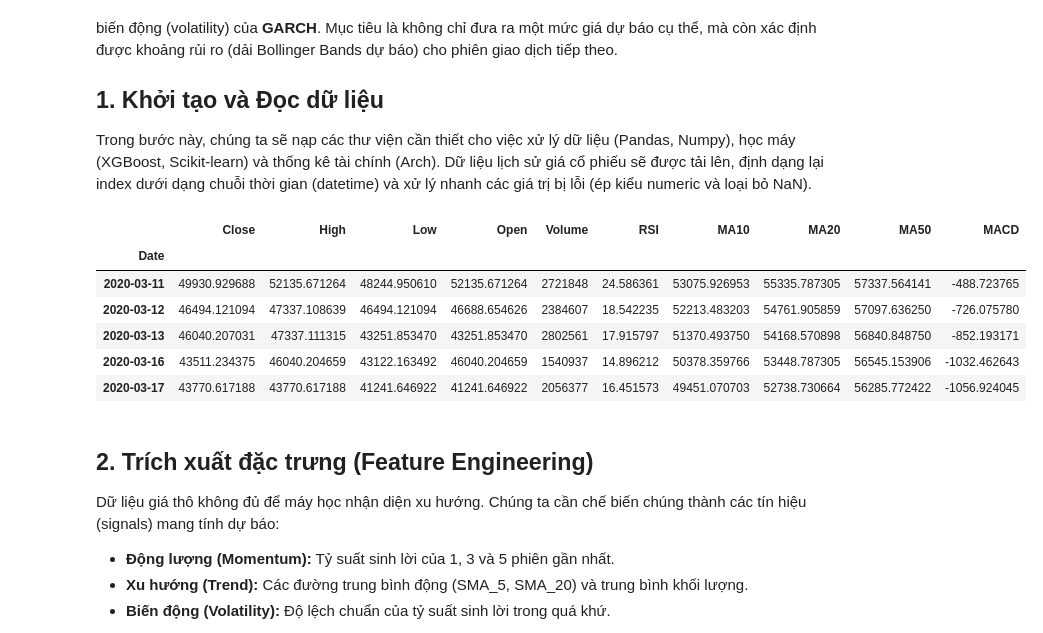
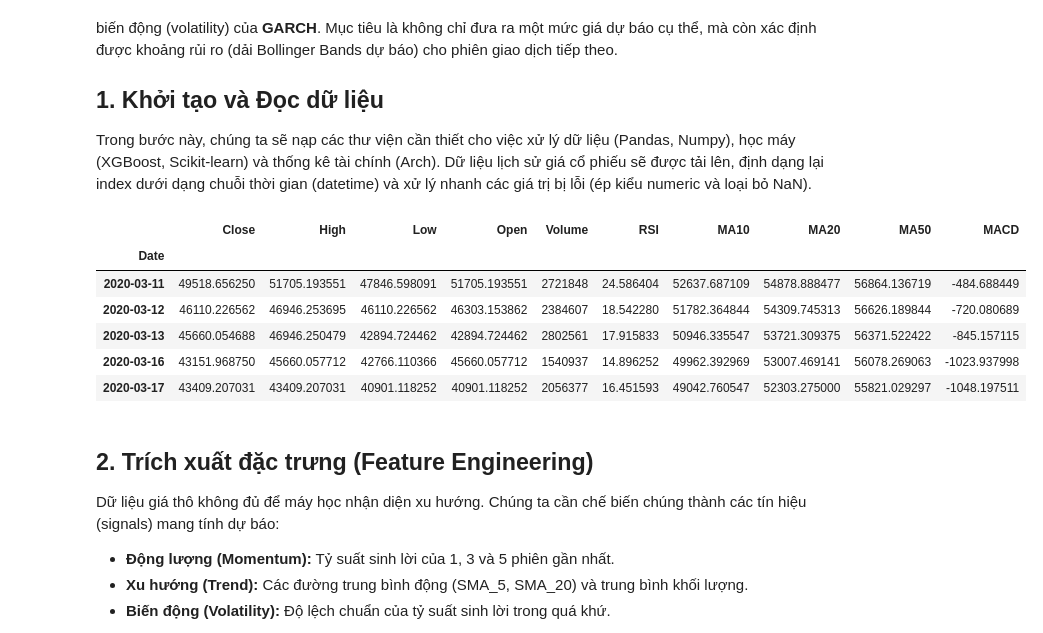
Before and after one commit to dinhhuy410/ADY201m_Final_Project, a Jupyter notebook: notebooks/Training_XGBoost.ipynb, the cells around one changed output. Saved outputs shown, nothing was run; the diff lists cells and outputs as text; code cells hidden in the pictures.

```diff
--- a/notebooks/Training_XGBoost.ipynb
+++ b/notebooks/Training_XGBoost.ipynb
@@ -6,35 +6,39 @@ Mô hình này kết hợp khả năng dự báo giá trị trung bình (mean) m
 ## 1. Khởi tạo và Đọc dữ liệu
 Trong bước này, chúng ta sẽ nạp các thư viện cần thiết cho việc xử lý dữ liệu (Pandas, Numpy), học máy (XGBoost, Scikit-learn) và thống kê tài chính (Arch). Dữ liệu lịch sử giá cổ phiếu sẽ được tải lên, định dạng lại index dưới dạng chuỗi thời gian (datetime) và xử lý nhanh các giá trị bị lỗi (ép kiểu numeric và loại bỏ NaN).
 # %%
+import sys, os
+sys.path.insert(0, os.path.dirname(os.getcwd()))
+
 import joblib
 import numpy as np
 import pandas as pd
 import xgboost as xgb
 from arch import arch_model
 from sklearn.model_selection import TimeSeriesSplit
 from scipy.stats import t
 
 # Đọc dữ liệu
-df = pd.read_csv('../data/VCB_data.csv', index_col=0, parse_dates=True)
+from load_data import load_vcb_data
+df = load_vcb_data()
 df.sort_index(inplace=True)
 
 # Ép kiểu dữ liệu và xử lý giá trị lỗi
 features_to_fix = ['Close', 'RSI', 'Volume']
 for col in features_to_fix:
     df[col] = pd.to_numeric(df[col], errors='coerce')
 
 df.dropna(inplace=True)
 
 # Hiển thị vài dòng đầu để kiểm tra
 display(df.head())
 # %% [output]
 |  | Close | High | Low | Open | Volume | RSI | MA10 | MA20 | MA50 | MACD |
 | Date |  |  |  |  |  |  |  |  |  |  |
-| 2020-03-11 | 49930.929688 | 52135.671264 | 48244.950610 | 52135.671264 | 2721848 | 24.586361 | 53075.926953 | 55335.787305 | 57337.564141 | -488.723765 |
-| 2020-03-12 | 46494.121094 | 47337.108639 | 46494.121094 | 46688.654626 | 2384607 | 18.542235 | 52213.483203 | 54761.905859 | 57097.636250 | -726.075780 |
-| 2020-03-13 | 46040.207031 | 47337.111315 | 43251.853470 | 43251.853470 | 2802561 | 17.915797 | 51370.493750 | 54168.570898 | 56840.848750 | -852.193171 |
-| 2020-03-16 | 43511.234375 | 46040.204659 | 43122.163492 | 46040.204659 | 1540937 | 14.896212 | 50378.359766 | 53448.787305 | 56545.153906 | -1032.462643 |
-| 2020-03-17 | 43770.617188 | 43770.617188 | 41241.646922 | 41241.646922 | 2056377 | 16.451573 | 49451.070703 | 52738.730664 | 56285.772422 | -1056.924045 |
+| 2020-03-11 | 49518.656250 | 51705.193551 | 47846.598091 | 51705.193551 | 2721848 | 24.586404 | 52637.687109 | 54878.888477 | 56864.136719 | -484.688449 |
+| 2020-03-12 | 46110.226562 | 46946.253695 | 46110.226562 | 46303.153862 | 2384607 | 18.542280 | 51782.364844 | 54309.745313 | 56626.189844 | -720.080689 |
+| 2020-03-13 | 45660.054688 | 46946.250479 | 42894.724462 | 42894.724462 | 2802561 | 17.915833 | 50946.335547 | 53721.309375 | 56371.522422 | -845.157115 |
+| 2020-03-16 | 43151.968750 | 45660.057712 | 42766.110366 | 45660.057712 | 1540937 | 14.896252 | 49962.392969 | 53007.469141 | 56078.269063 | -1023.937998 |
+| 2020-03-17 | 43409.207031 | 43409.207031 | 40901.118252 | 40901.118252 | 2056377 | 16.451593 | 49042.760547 | 52303.275000 | 55821.029297 | -1048.197511 |
 # %% [markdown]
 ## 2. Trích xuất đặc trưng (Feature Engineering)
 Dữ liệu giá thô không đủ để máy học nhận diện xu hướng. Chúng ta cần chế biến chúng thành các tín hiệu (signals) mang tính dự báo:
```
Also changed, not shown: parts of 4 cells of this notebook, 7 other files.
